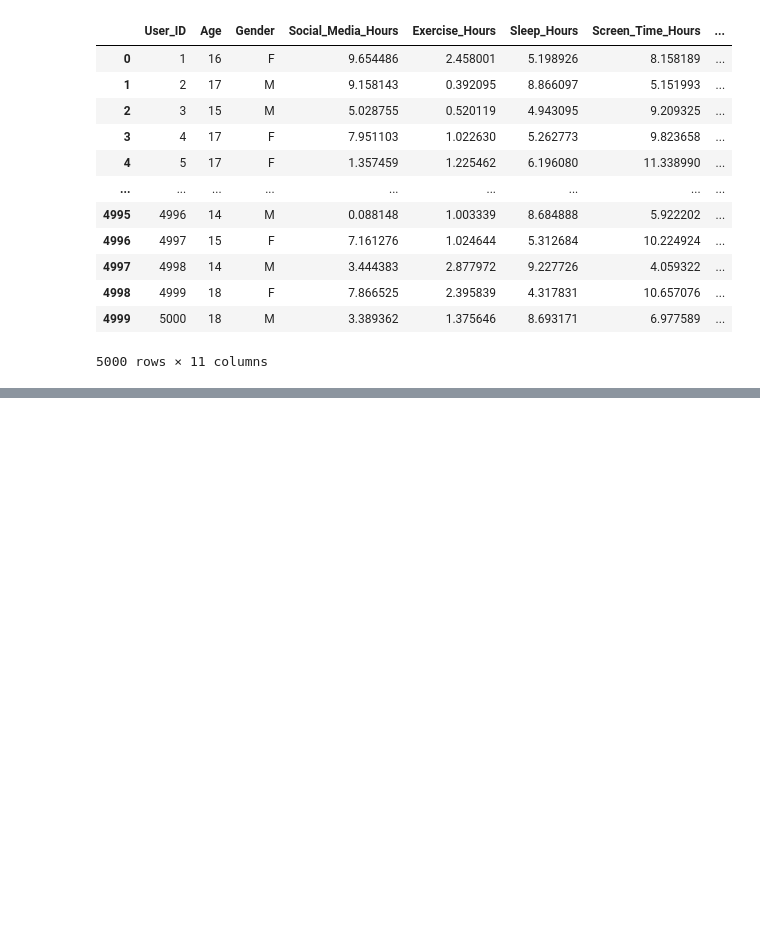
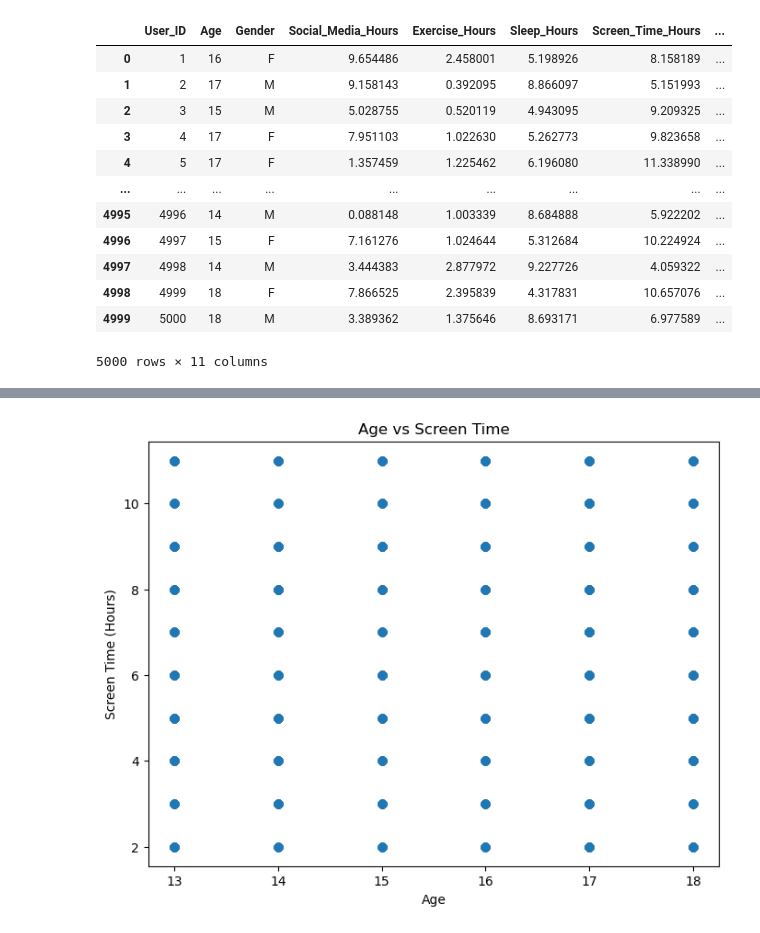
Before and after one commit to racheldrewu/2201FinalProject, a Jupyter notebook: screen_time_vs_mental_health_.ipynb, the cells around one changed output, grey strips where cells are left out. Drawn from its saved outputs; the diff is of its cells as text; code cells hidden in the pictures; blank space fills up the shorter version.

```diff
--- a/screen_time_vs_mental_health_.ipynb
+++ b/screen_time_vs_mental_health_.ipynb
@@ -23,0 +153,10 @@ df = df.drop[wearable_Stress_Score]
+# %%
+# age vs screen time
+plt.figure(figsize=(8, 6))
+plt.scatter(new_df['Age'], new_df['Screen_Time_Hours'])
+plt.xlabel('Age')
+plt.ylabel('Screen Time (Hours)')
+plt.title('Age vs Screen Time')
+plt.show()
+# %% [output]
+[figure, added]
```
Also changed, not shown: parts of 21 cells of this notebook, 2 other files.
